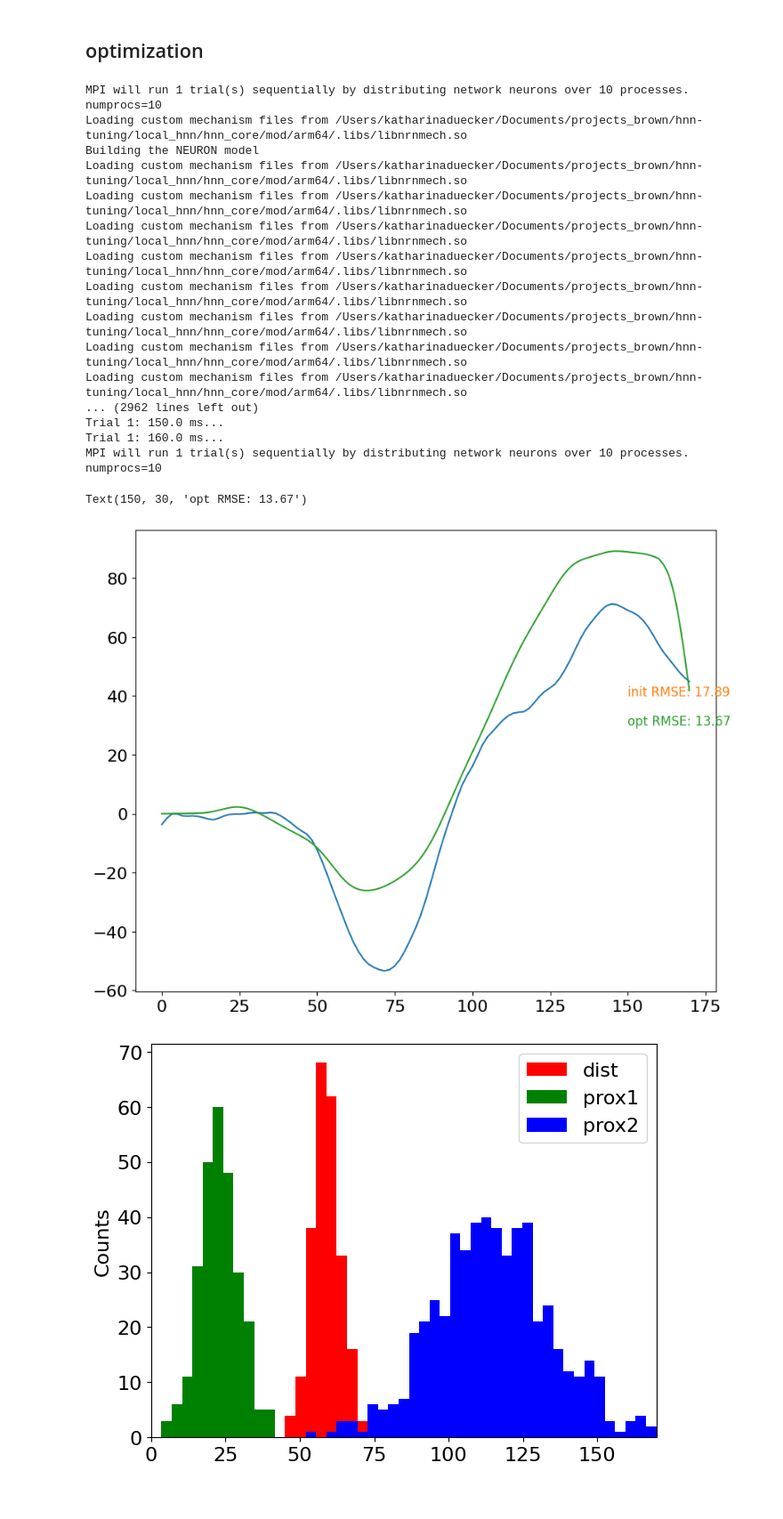
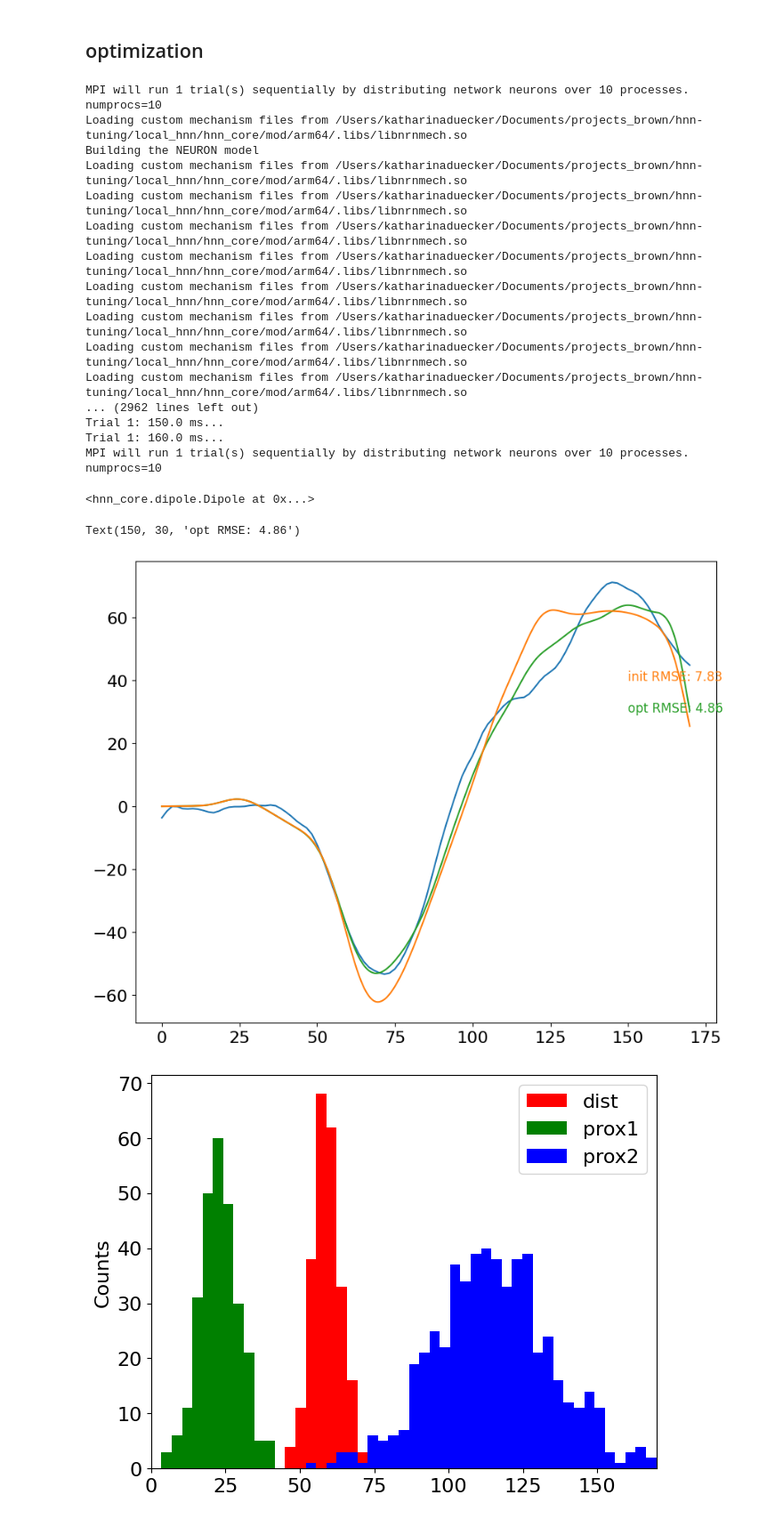
Before and after one commit to jonescompneurolab/hnn-tuning, a Jupyter notebook: new_model_HNN/dipole_detect_vs_non_detect.ipynb, the cells around one changed output. Shown at 89% size. Cells and saved outputs as stored; diff of their text form; code cells hidden in the pictures.

Commit message:
changes model name, update figures for manus

```diff
--- a/new_model_HNN/dipole_detect_vs_non_detect.ipynb
+++ b/new_model_HNN/dipole_detect_vs_non_detect.ipynb
@@ -124,7 +124,7 @@ KeyError: 'prox1'
 # %% [markdown]
 ## Init yes
 # %%
-net_init_yes = new_calcium_model()
+net_init_yes = human_ET_model()
 
 synaptic_delays_p = {'L2_basket': 0.1, 'L2_pyramidal': 0.1,
                      'L5_basket': 1., 'L5_pyramidal': 1.}
@@ -393,7 +393,7 @@ constraints = constraints = dict({
                     'prox2_nmda_L5_pyramidal': (0.1, 1.)})
 # %%
 max_iter = 200
-net = new_calcium_model()
+net = human_ET_model()
 optim_yes = Optimizer(net, tstop=tstop, constraints=constraints,
                 set_params=set_params_yes, solver='bayesian', obj_fun='dipole_rmse', max_iter=max_iter)
 with MPIBackend(n_procs=n_procs, mpi_cmd='mpiexec'):
@@ -423,16 +423,17 @@ Trial 1: 150.0 ms...
 Trial 1: 160.0 ms...
 MPI will run 1 trial(s) sequentially by distributing network neurons over 10 processes.
 numprocs=10
+<hnn_core.dipole.Dipole at 0x...>
 # %%
-yes_rmse_opt = _rmse(opt_yes, opt_yes, tstart=0,tstop=1000)
+yes_rmse_opt = _rmse(opt_yes, yes_dpl, tstart=0,tstop=1000)
 fig, ax = plt.subplots(figsize=(10, 8))
 ax.plot(yes_dpl.times, yes_dpl.data['agg'])
 
 ax.plot(opt_yes.times, opt_yes.data['agg'], color='tab:green', label='opt')
 ax.plot(init_yes.times, init_yes.data['agg'], color='tab:orange', label='init')
 
 ax.text(150,40, f'init RMSE: {yes_rmse_init:.2f}', fontsize=12, color='tab:orange')
 ax.text(150,30, f'opt RMSE: {yes_rmse_opt:.2f}', fontsize=12, color='tab:green')
 # %% [output]
-Text(150, 30, 'opt RMSE: 13.67')
+Text(150, 30, 'opt RMSE: 4.86')
-[figure, old version]
+[figure, new version]
```
Also changed, not shown: parts of 6 cells of this notebook, 39 other files.
